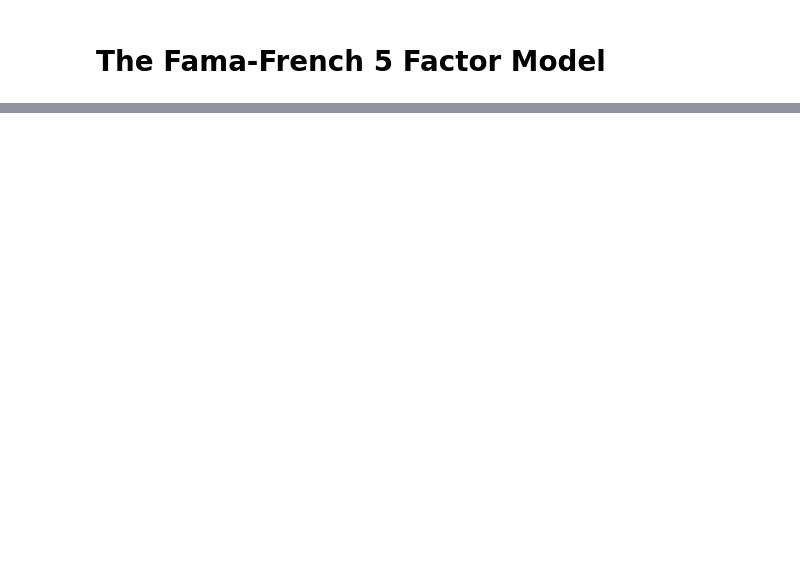
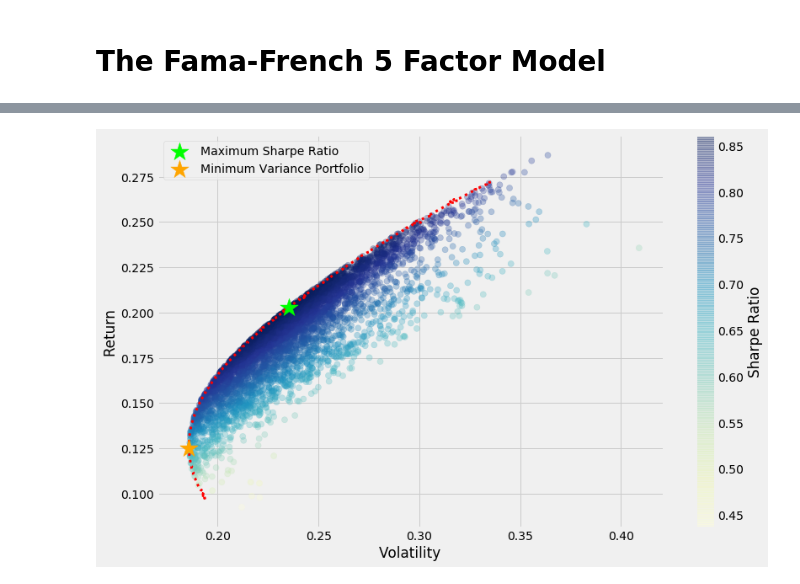
Before and after one commit to skk82/StockIndicatorAnalysis, a Jupyter notebook: analysis/FamaFrench5Factor.ipynb, the cells around one changed output, grey strips where cells are left out. Drawn from its saved outputs; the diff is of its cells as text; code cells hidden in the pictures; blank space fills up the shorter version.

```diff
--- a/analysis/FamaFrench5Factor.ipynb
+++ b/analysis/FamaFrench5Factor.ipynb
@@ -14,9 +14,13 @@ if not os.path.isdir(TICKER_PATH) or len(os.listdir(TICKER_PATH)) == 0:
     %run ../stock_script.py start=$START_DATE end=$END_DATE path=$TICKER_PATH
 # %%
 df_list = list()
+i = 0
 for file in os.listdir(TICKER_PATH):
     temp = pd.read_csv(TICKER_PATH+file, parse_dates=[0])
     temp['ticker'] = file.split('_')[0]
     df_list.append(temp)
+    i += 1
+    if i == 4:
+        break
 
 df = pd.concat(df_list)
@@ -34,4 +29,6 @@ from portfolio_functions.minimum_variance_portfolio import MinimumVariancePortfo
 # %%
 mvp = MinimumVariancePortfolio(df)
 # %%
-mvp.plot_minimum_variance_frontier(iters=100, points=5)
+mvp.plot_minimum_variance_frontier(iters=5000, points=500)
+# %% [output]
+[figure, added]
```
Also changed, not shown: parts of 1 cell of this notebook.
